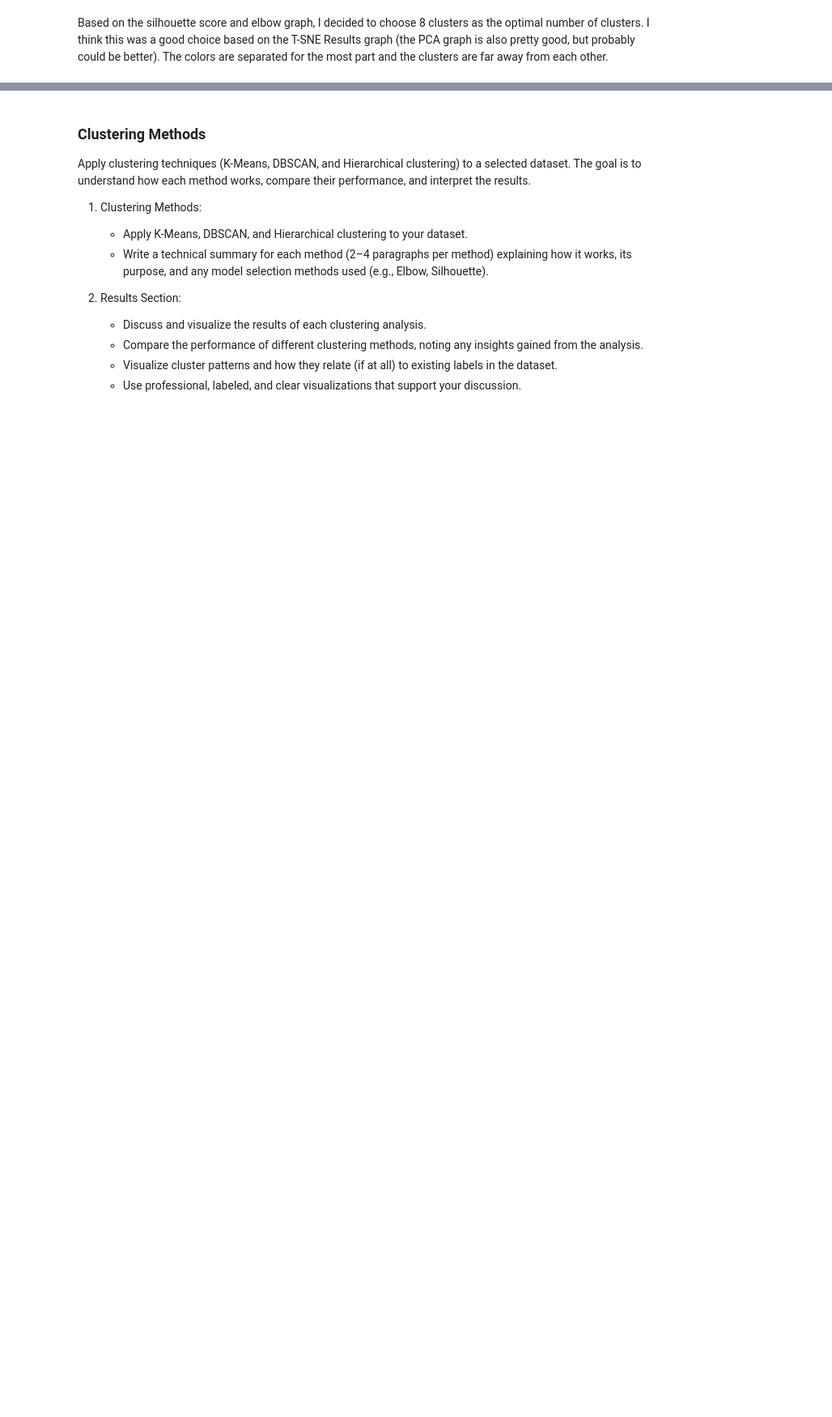
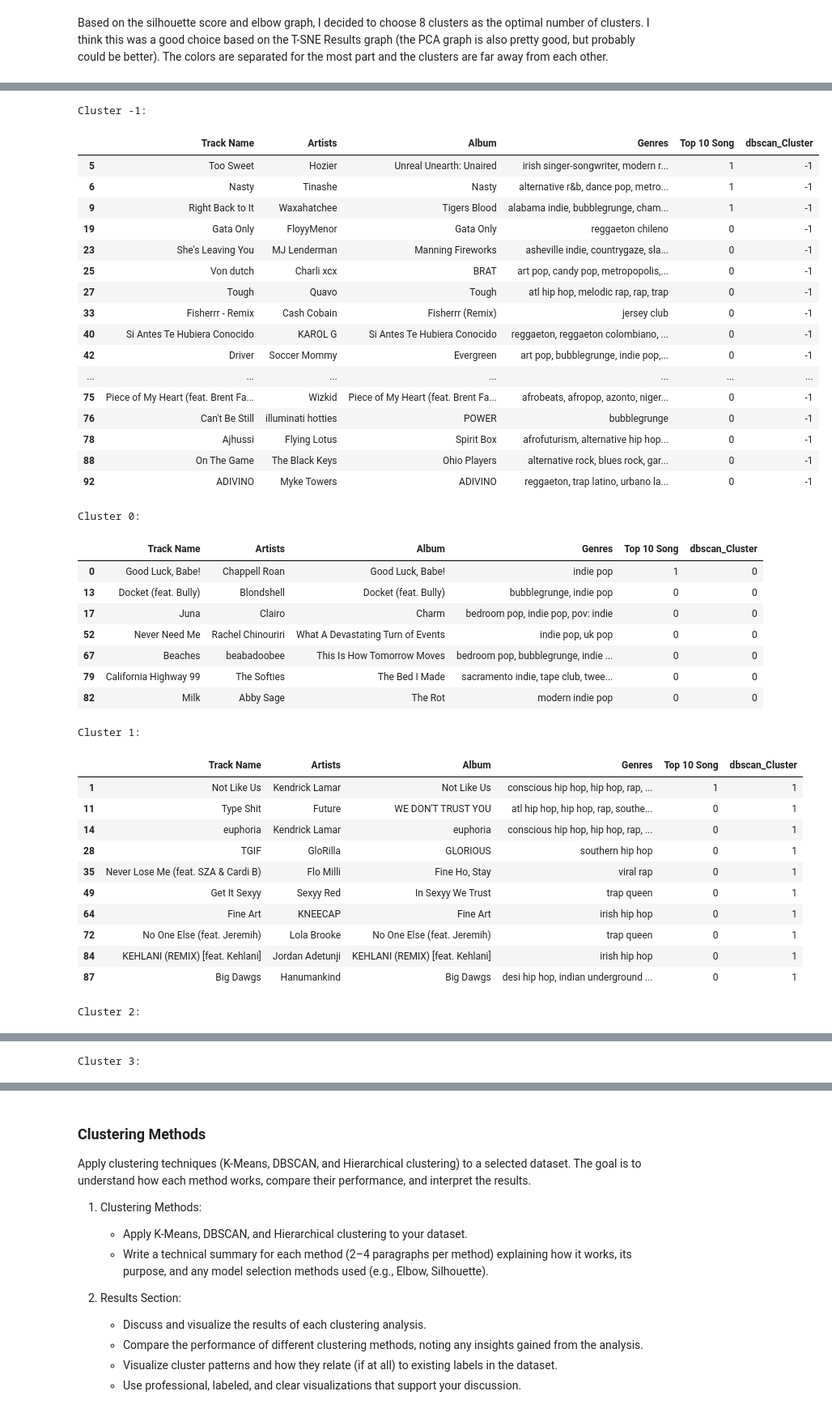
Before and after one commit to satomitheito/Spotify-Song-Analysis, a Jupyter notebook: technical-details/unsupervised-learning/main.ipynb, the cells around one changed output, grey strips where cells are left out. Shown at 81% size. Saved outputs shown, nothing was run; the diff lists cells and outputs as text; code cells hidden in the pictures; blank space fills up the shorter version.

```diff
--- a/technical-details/unsupervised-learning/main.ipynb
+++ b/technical-details/unsupervised-learning/main.ipynb
@@ -379,0 +431,47 @@ I decided to display the playlists that would be made from these clusters. Looki
+# %%
+songs['dbscan_Cluster'] = dbscan_labels
+# Group songs by their clusters and display
+for cluster_num in sorted(songs['dbscan_Cluster'].unique()):
+    print(f"\nCluster {cluster_num}:")
+    display(songs[songs['dbscan_Cluster'] == cluster_num][['Track Name', 'Artists', 'Album', 'Genres', 'Top 10 Song', 'dbscan_Cluster']])
+# %% [output]
+Cluster -1:
+|  | Track Name | Artists | Album | Genres | Top 10 Song | dbscan_Cluster |
+| 5 | Too Sweet | Hozier | Unreal Unearth: Unaired | irish singer-songwriter, modern r... | 1 | -1 |
+| 6 | Nasty | Tinashe | Nasty | alternative r&b, dance pop, metro... | 1 | -1 |
+| 9 | Right Back to It | Waxahatchee | Tigers Blood | alabama indie, bubblegrunge, cham... | 1 | -1 |
+| 19 | Gata Only | FloyyMenor | Gata Only | reggaeton chileno | 0 | -1 |
+| 23 | She's Leaving You | MJ Lenderman | Manning Fireworks | asheville indie, countrygaze, sla... | 0 | -1 |
+| 25 | Von dutch | Charli xcx | BRAT | art pop, candy pop, metropopolis,... | 0 | -1 |
+| 27 | Tough | Quavo | Tough | atl hip hop, melodic rap, rap, trap | 0 | -1 |
+| 33 | Fisherrr - Remix | Cash Cobain | Fisherrr (Remix) | jersey club | 0 | -1 |
+| 40 | Si Antes Te Hubiera Conocido | KAROL G | Si Antes Te Hubiera Conocido | reggaeton, reggaeton colombiano, ... | 0 | -1 |
+| 42 | Driver | Soccer Mommy | Evergreen | art pop, bubblegrunge, indie pop,... | 0 | -1 |
+| ... | ... | ... | ... | ... | ... | ... |
+| 75 | Piece of My Heart (feat. Brent Fa... | Wizkid | Piece of My Heart (feat. Brent Fa... | afrobeats, afropop, azonto, niger... | 0 | -1 |
+| 76 | Can't Be Still | illuminati hotties | POWER | bubblegrunge | 0 | -1 |
+| 78 | Ajhussi | Flying Lotus | Spirit Box | afrofuturism, alternative hip hop... | 0 | -1 |
+| 88 | On The Game | The Black Keys | Ohio Players | alternative rock, blues rock, gar... | 0 | -1 |
+| 92 | ADIVINO | Myke Towers | ADIVINO | reggaeton, trap latino, urbano la... | 0 | -1 |
+Cluster 0:
+|  | Track Name | Artists | Album | Genres | Top 10 Song | dbscan_Cluster |
+| 0 | Good Luck, Babe! | Chappell Roan | Good Luck, Babe! | indie pop | 1 | 0 |
+| 13 | Docket (feat. Bully) | Blondshell | Docket (feat. Bully) | bubblegrunge, indie pop | 0 | 0 |
+| 17 | Juna | Clairo | Charm | bedroom pop, indie pop, pov: indie | 0 | 0 |
+| 52 | Never Need Me | Rachel Chinouriri | What A Devastating Turn of Events | indie pop, uk pop | 0 | 0 |
+| 67 | Beaches | beabadoobee | This Is How Tomorrow Moves | bedroom pop, bubblegrunge, indie ... | 0 | 0 |
+| 79 | California Highway 99 | The Softies | The Bed I Made | sacramento indie, tape club, twee... | 0 | 0 |
+| 82 | Milk | Abby Sage | The Rot | modern indie pop | 0 | 0 |
+Cluster 1:
+|  | Track Name | Artists | Album | Genres | Top 10 Song | dbscan_Cluster |
+| 1 | Not Like Us | Kendrick Lamar | Not Like Us | conscious hip hop, hip hop, rap, ... | 1 | 1 |
+| 11 | Type Shit | Future | WE DON'T TRUST YOU | atl hip hop, hip hop, rap, southe... | 0 | 1 |
+| 14 | euphoria | Kendrick Lamar | euphoria | conscious hip hop, hip hop, rap, ... | 0 | 1 |
+| 28 | TGIF | GloRilla | GLORIOUS | southern hip hop | 0 | 1 |
+| 35 | Never Lose Me (feat. SZA & Cardi B) | Flo Milli | Fine Ho, Stay | viral rap | 0 | 1 |
+| 49 | Get It Sexyy | Sexyy Red | In Sexyy We Trust | trap queen | 0 | 1 |
+| 64 | Fine Art | KNEECAP | Fine Art | irish hip hop | 0 | 1 |
+| 72 | No One Else (feat. Jeremih) | Lola Brooke | No One Else (feat. Jeremih) | trap queen | 0 | 1 |
+| 84 | KEHLANI (REMIX) [feat. Kehlani] | Jordan Adetunji | KEHLANI (REMIX) [feat. Kehlani] | irish hip hop | 0 | 1 |
+| 87 | Big Dawgs | Hanumankind | Big Dawgs | desi hip hop, indian underground ... | 0 | 1 |
+Cluster 2:
@@ -379,0 +484 @@ I decided to display the playlists that would be made from these clusters. Looki
+Cluster 3:
```
Also changed, not shown: parts of 16 cells of this notebook, 8 other files.
